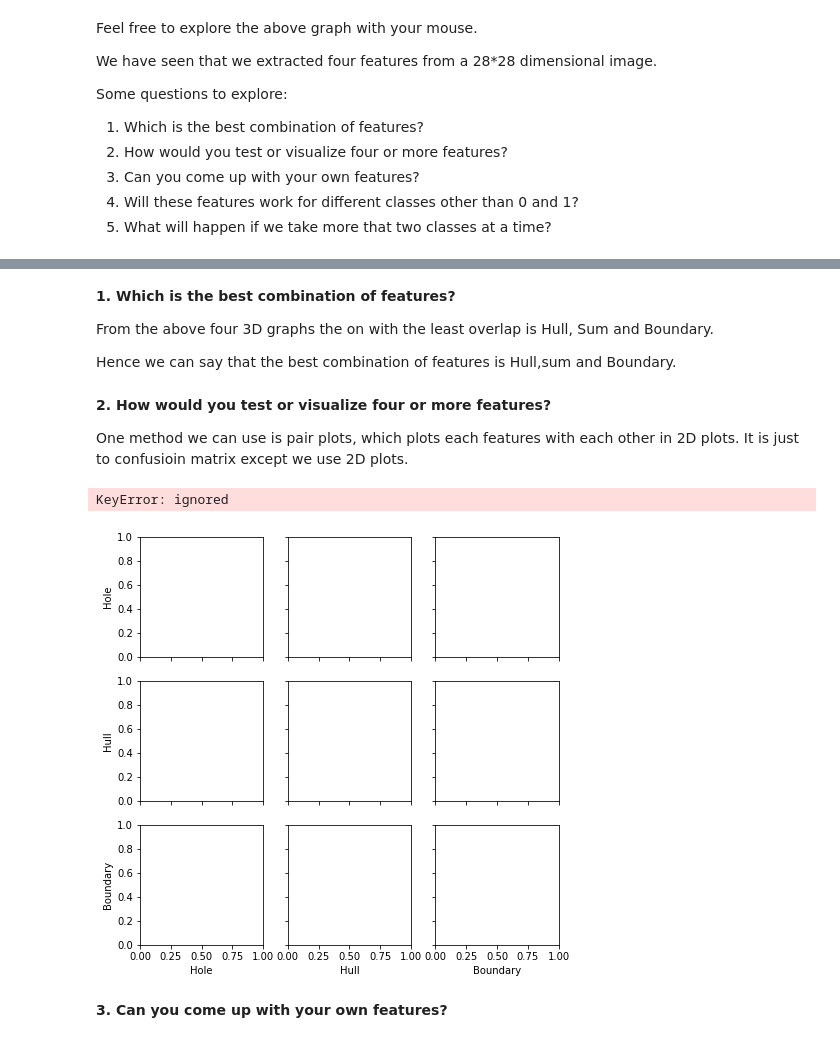
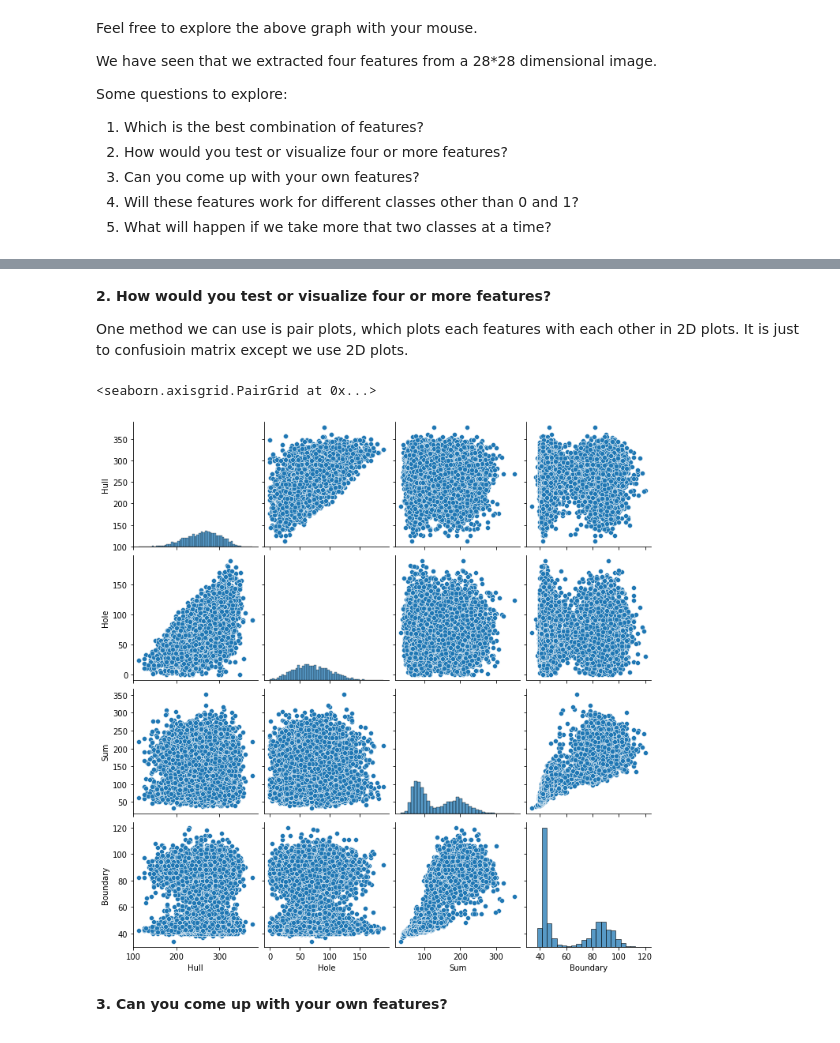
Before and after one commit to himavanth07/MachineLearning, a Jupyter notebook: Lab1_Features.ipynb, the cells around one changed output, grey strips where cells are left out. Cells and saved outputs as stored; diff of their text form; code cells hidden in the pictures.

```diff
--- a/Lab1_Features.ipynb
+++ b/Lab1_Features.ipynb
@@ -572,22 +574,20 @@ fig = px.scatter_3d(df, x='Hole', y='Sum', z='Hull', color='Class', opacity=0.1)
 fig.show()
 # %% [output]
 [interactive output not drawn]
-# %% [markdown]
-**1. Which is the best combination of features?**
-
-From the above four 3D graphs the on with the least overlap is Hull, Sum and Boundary.
-
- Hence we can say that the best combination of features is Hull,sum and Boundary.
 # %% [markdown]
 **2. How would you test or visualize four or more features?**
 
 One method we can use is pair plots, which plots each features with each other in 2D plots. It is just to confusioin matrix except we use 2D plots.
-# %%
-import seaborn as sns
-sns.pairplot(df,hue='class')
-# %% [output]
-KeyError: ignored
-[figure, removed]
+# %%
+import seaborn as sns
+df = pd.DataFrame(list(zip(np.concatenate((hull0, hull0)),np.concatenate((hole0, hole0)), np.concatenate((sum1,sum0)),
+                           np.concatenate((bound1,bound0)), np.concatenate((cl1, cl0)))),
+               columns =['Hull','Hole', 'Sum', 'Boundary', 'Class'])
+df.head()
+sns.pairplot(df)
+# %% [output]
+<seaborn.axisgrid.PairGrid at 0x...>
+[figure, added]
 # %% [markdown]
 **3. Can you come up with your own features?**
 # %% [markdown]
```
Also changed, not shown: parts of 10 cells of this notebook.
